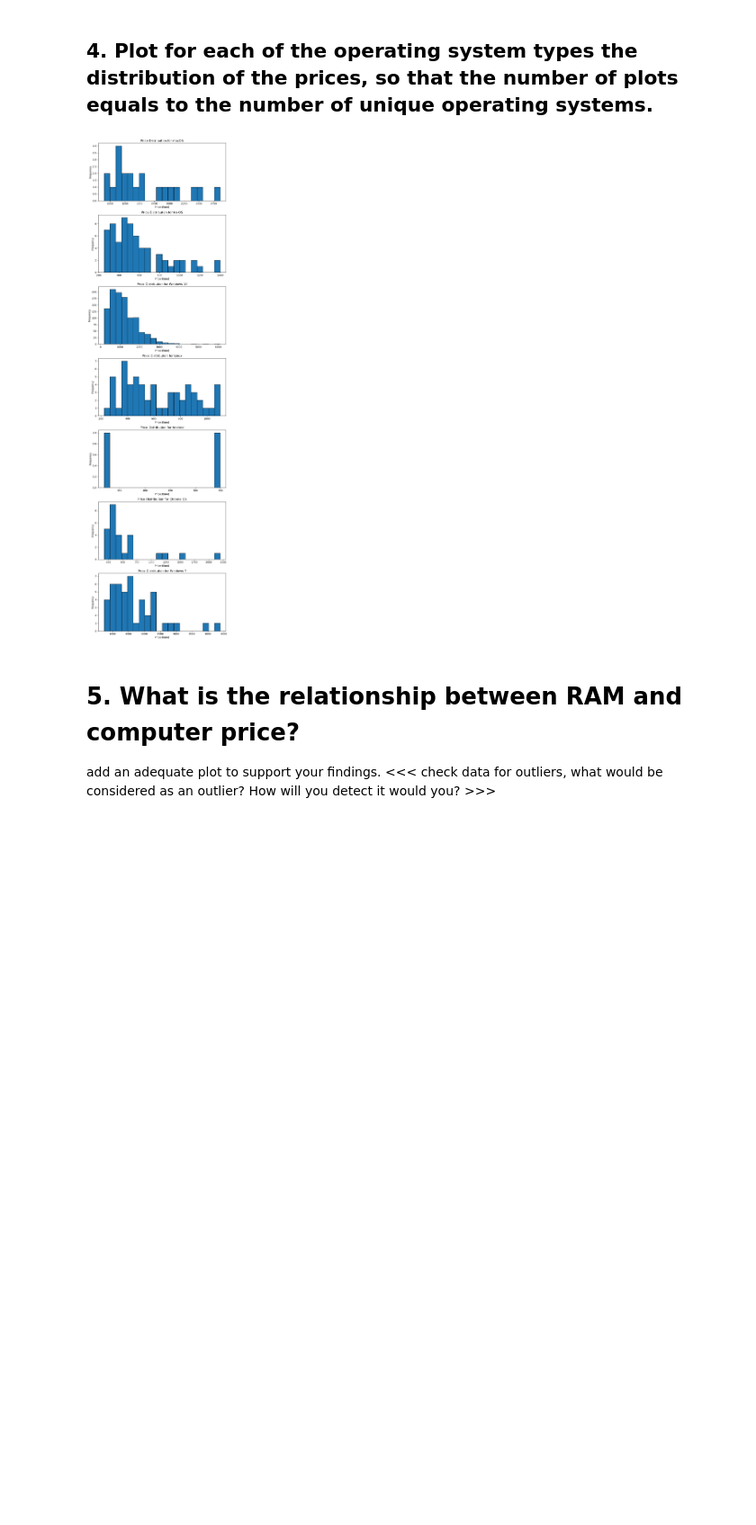
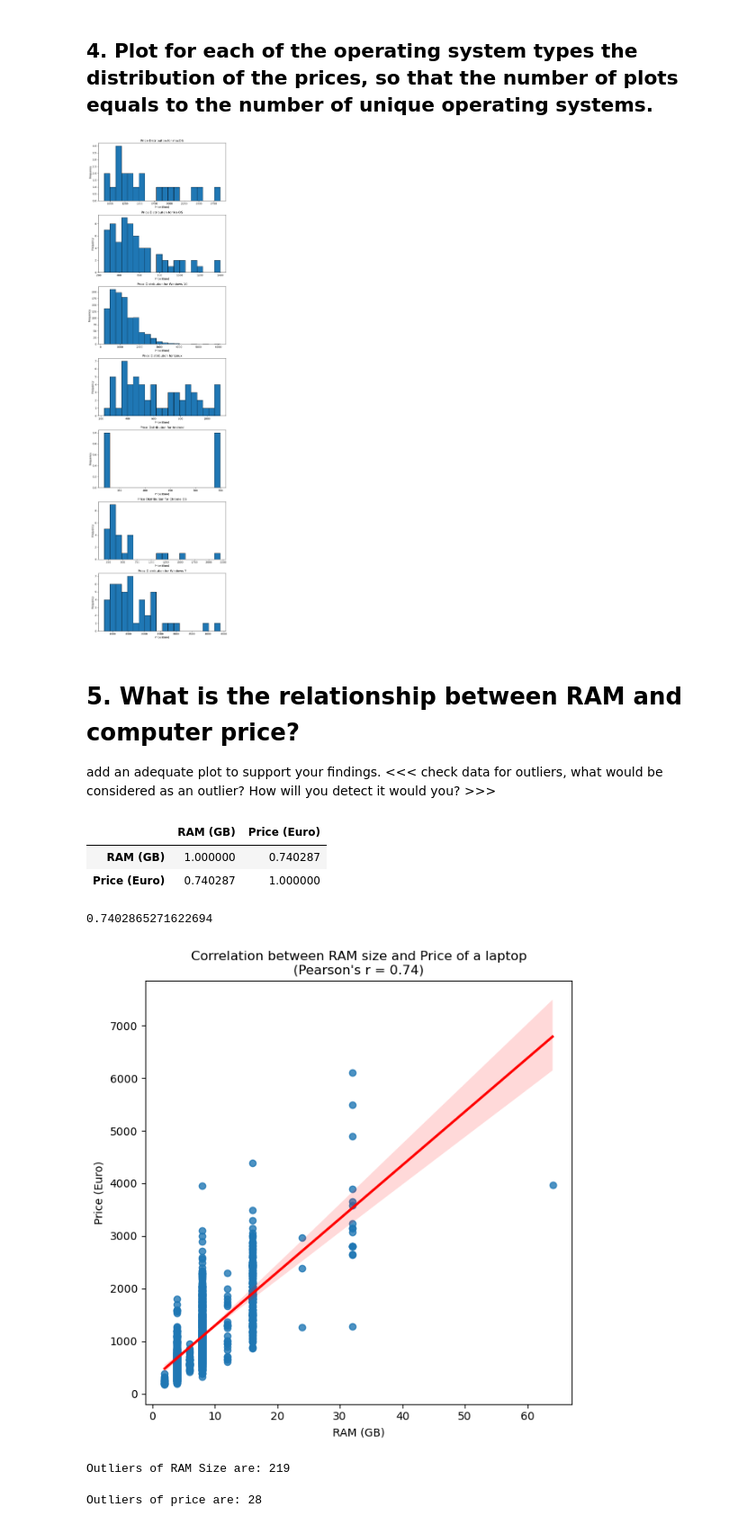
Before and after one commit to kidusabe1/DS_mini_project, a Jupyter notebook: mini_project_1.ipynb, the cells around one changed output. Shown at 90% size. Cells and saved outputs as stored; diff of their text form; code cells hidden in the pictures; blank space fills up the shorter version.

```diff
--- a/mini_project_1.ipynb
+++ b/mini_project_1.ipynb
@@ -384,3 +384,66 @@ plt.show()
 # 5. What is the relationship between RAM and computer price?
 add an adequate plot to support your findings.
 <<< check data for outliers, what would be considered as an outlier? How will you detect it would you? >>>
+# %%
+# To do this  i will check for correlation betweem the two column features
+
+laptops_slice = laptops.loc[:,['RAM (GB)','Price (Euro)']]
+laptops_slice.corr()
+# From the output below we can see that the two features have
+# a positive correlation of strength 0.74.
+# They are either going to increase or decrease together
+# %% [output]
+|  | RAM (GB) | Price (Euro) |
+| RAM (GB) | 1.000000 | 0.740287 |
+| Price (Euro) | 0.740287 | 1.000000 |
+# %%
+# Supporting my claim of increaseing or decreasing togetehr using graphs
+
+correlation_r = laptops_slice['RAM (GB)'].corr(laptops_slice['Price (Euro)'])
+
+print(correlation_r)
+
+plt.figure(figsize=(7, 7))
+sns.regplot(
+    data=laptops_slice,
+    x='RAM (GB)',
+    y='Price (Euro)',
+
+    line_kws={'color': 'red'}
+)
+
+plt.title(f"Correlation between RAM size and Price of a laptop\n(Pearson's r = {correlation_r:.2f})")
+plt.show()
+# %% [output]
+0.7402865271622694
+[figure, added]
+# %%
+# Checking for outliers
+
+# I am following the IQR Method
+
+Q1 = laptops['RAM (GB)'].quantile(0.25)
+Q3 = laptops['RAM (GB)'].quantile(0.75)
+
+IQR = Q3 - Q1
+
+lower_bound = Q1 - 1.5 * IQR
+upper_bound = Q3 + 1.5 * IQR
+
+outliers_RAM =  laptops[(laptops['RAM (GB)']<lower_bound) | (laptops['RAM (GB)']>upper_bound) ]
+print(f"Outliers of RAM Size are: {outliers_RAM.shape[0]}")
+# %% [output]
+Outliers of RAM Size are: 219
+# %%
+Q1 = laptops['Price (Euro)'].quantile(0.25)
+Q3 = laptops['Price (Euro)'].quantile(0.75)
+
+IQR = Q3 - Q1
+
+lower_bound = Q1 - 1.5 * IQR
+upper_bound = Q3 + 1.5 * IQR
+
+outliers_price =  laptops[(laptops['Price (Euro)']<lower_bound) | (laptops['Price (Euro)']>upper_bound) ]
+print(f"Outliers of price are: {outliers_price.shape[0]}")
+# %% [output]
+Outliers of price are: 28
```
Also changed, not shown: parts of 5 cells of this notebook.
